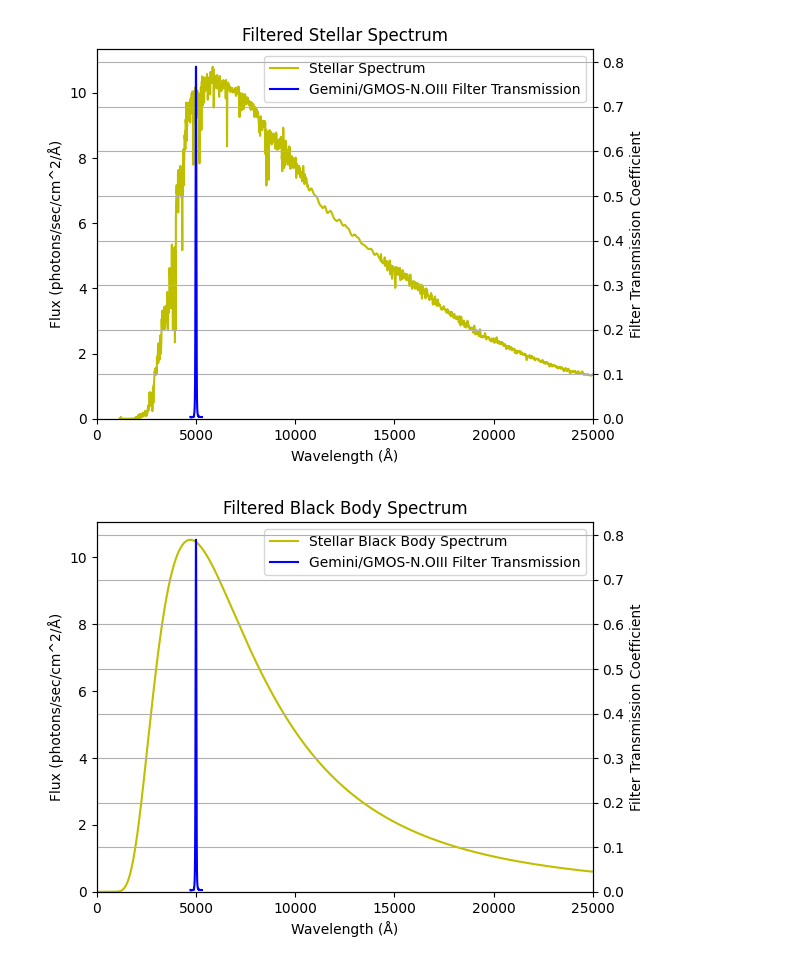
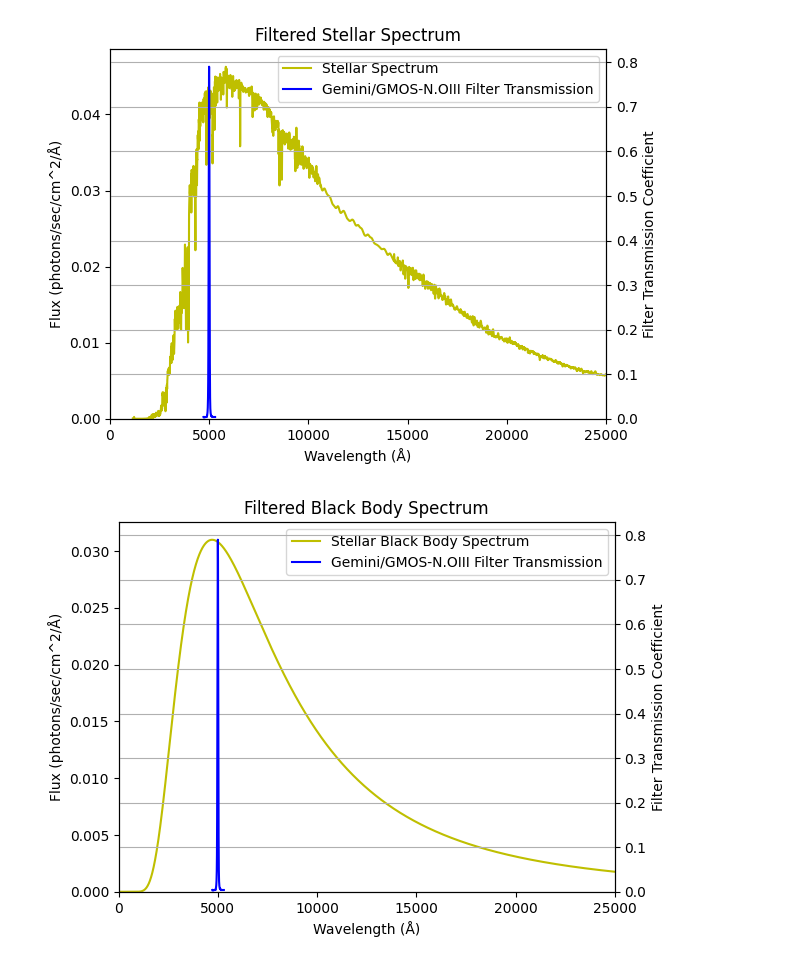
Before and after one commit to RJWier/Glenlea-ETC, a Jupyter notebook: EXPOSURE_TIME_CALCULATOR.ipynb, the cells around one changed output. Saved outputs shown, nothing was run; the diff lists cells and outputs as text; code cells hidden in the pictures.

```diff
--- a/EXPOSURE_TIME_CALCULATOR.ipynb
+++ b/EXPOSURE_TIME_CALCULATOR.ipynb
@@ -64,7 +64,9 @@ obs_type = 1 # 0 FOR EXTENDED SOURCE, 1 FOR POINT SOURCE -----------------------
 #star_dist = 1487.4 #Lightyears #1487.4
 #star_dist_m = star_dist*9.461*10**15 #star distance in meters
 star_temp = 7793*u.K #Temperature in Kelvin (for pure Black Body only)
-star_ab_mag = 5 #Star magnitude in AB magnitudes
+star_mag = 11.6 #Star magnitude in AB magnitudes (If you want to use another magnitude system, define it here and change the bandpass in the stellarSpec function)
+mag_type = 'B' #Filter for magnitude scaling. Default is V filter for photosvisual magnituded system.
+star_type = 'a0iii' #Spectral classificiaton of stars if using stellarSpec
 
 #=====================EXTENDED SOURCE PARAMETERS===================== Example: NGC 7714
 
@@ -76,6 +78,7 @@ ext_class = "NGC7714"
 # Available spectral profiles of extended sources: https://spextra.readthedocs.io/en/latest/spectral_libraries.html#
 
 ext_mag = 12.74 # mag/arcsec^2
+ext_mag_type = 'V'
 
 #Source: http://ned.ipac.caltech.edu/byname?objname=NGC+7714&hconst=67.8&omegam=0.308&omegav=0.692&wmap=4&corr_z=1
 # %%
@@ -92,9 +95,9 @@ sky_bright = 20.87 #sky brightness (mag/arcsec^2) Source: https://www.lightpollu
 seeing_cond = 4 #seeing condition reported in FWHM (arcsec)
 seeing_pixel = seeing_cond/plate_scale #FWHM of star in pixels
 # %%
-def blackBody(starTemp,starMag,mirrorArea,filterName):
+def blackBody(starTemp,starMag,mirrorArea,filterName,magFilt):
 
-    blackBodySpec = Spextrum.black_body_spectrum(temperature = starTemp, amplitude = starMag*u.ABmag, filter_curve='V')
+    blackBodySpec = Spextrum.black_body_spectrum(temperature = starTemp, amplitude = starMag*u.ABmag, filter_curve=magFilt)
 
     starPhotons = blackBodySpec.photons_in_range(area=mirrorArea,filter_curve=filterName)
 
@@ -139,7 +142,7 @@ The sensor receives:  171531.73 counts per second from the black body.
 # %%
-def stellarSpec(starClass,starMag,mirrorArea,filterName):
+def stellarSpec(starClass,starMag,mirrorArea,filterName,magFilt):
 
-    starSpec = Spextrum("pickles/"+starClass).scale_to_magnitude(amplitude = starMag*u.ABmag, filter_curve='V')
+    starSpec = Spextrum("pickles/"+starClass).scale_to_magnitude(amplitude = starMag*u.ABmag, filter_curve=magFilt)
 
     starPhotons = starSpec.photons_in_range(area=mirrorArea,filter_curve=filterName)
 
@@ -185,7 +190,7 @@ The sensor receives:  194548.04 counts per second from the star.
 # %%
-def extSpec(extClass,extLib,extMag,mirrorArea,filterName):
+def extSpec(extClass,extLib,extMag,mirrorArea,filterName,magFilt):
 
-    extSpec = Spextrum(extLib+"/"+extClass).scale_to_magnitude(amplitude = extMag*u.ABmag, filter_curve='V')
+    extSpec = Spextrum(extLib+"/"+extClass).scale_to_magnitude(amplitude = extMag*u.ABmag, filter_curve=magFilt)
 
     extPhotons = extSpec.photons_in_range(area=mirrorArea,filter_curve=filterName)
 
@@ -258,14 +263,14 @@ def spreadCounts(sensorX, sensorY, totalCounts, fwhm, exposureTime):
 # %%
 #Assign variables for counts received from blackbody, stellar spectra, or extended source
 
-stellar_Counts = stellarSpec("g2v",star_ab_mag,mirror_area,filter_name).value*Q_efficiency
+stellar_Counts = stellarSpec("g2v",star_mag,mirror_area,filter_name,mag_type).value*Q_efficiency
 
-bb_Counts = blackBody(star_temp,star_ab_mag,mirror_area,filter_name).value*Q_efficiency
+bb_Counts = blackBody(star_temp,star_mag,mirror_area,filter_name,mag_type).value*Q_efficiency
 
-ext_Counts = extSpec(ext_class,ext_lib,ext_mag,mirror_area,filter_name).value*Q_efficiency*pixel_area
+ext_Counts = extSpec(ext_class,ext_lib,ext_mag,mirror_area,filter_name,ext_mag_type).value*Q_efficiency*pixel_area
 # %% [output]
-[figure, old version]
+[figure, new version]
-[figure, old version]
+[figure, new version]
 [figure]
 # %%
 #Define signal values
```
Also changed, not shown: parts of 11 cells of this notebook.
